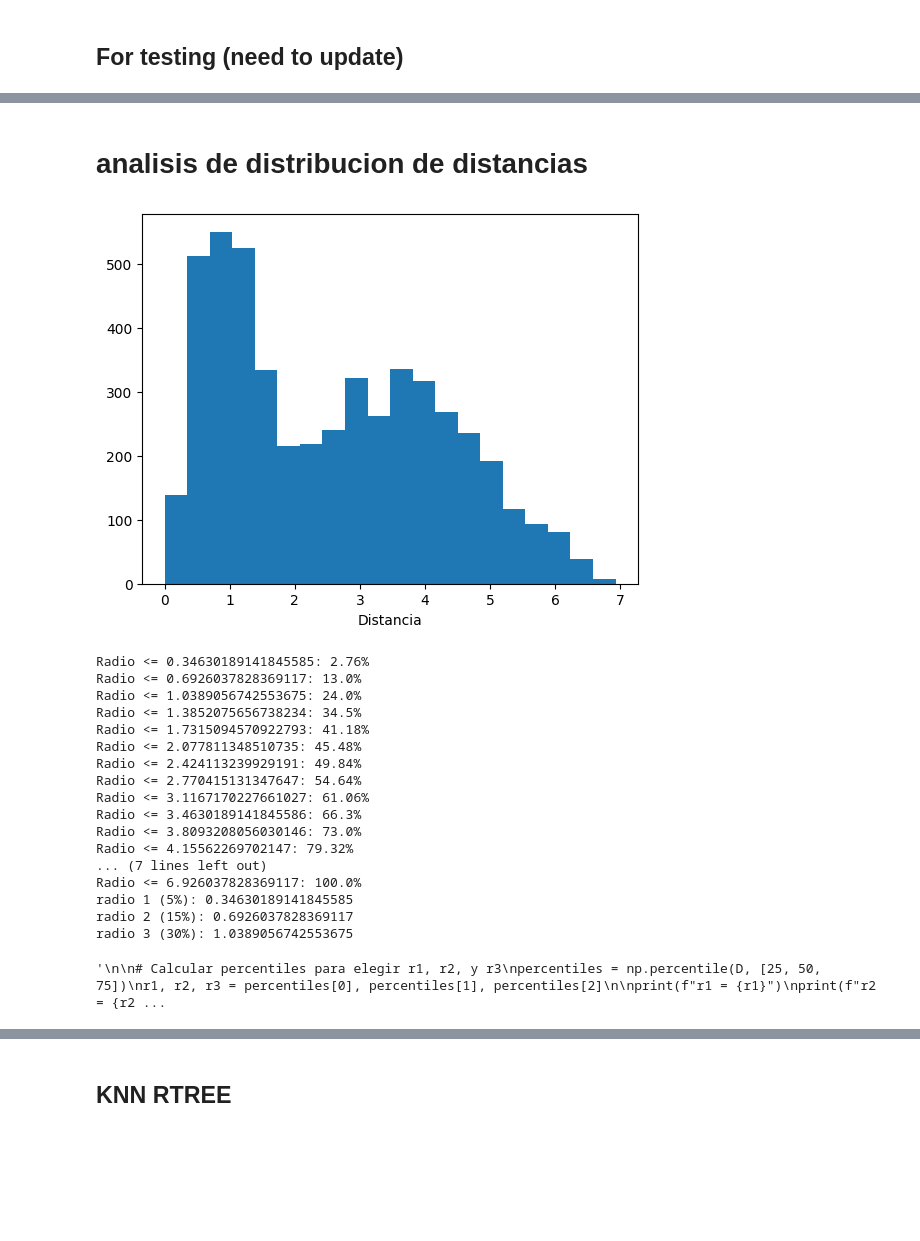
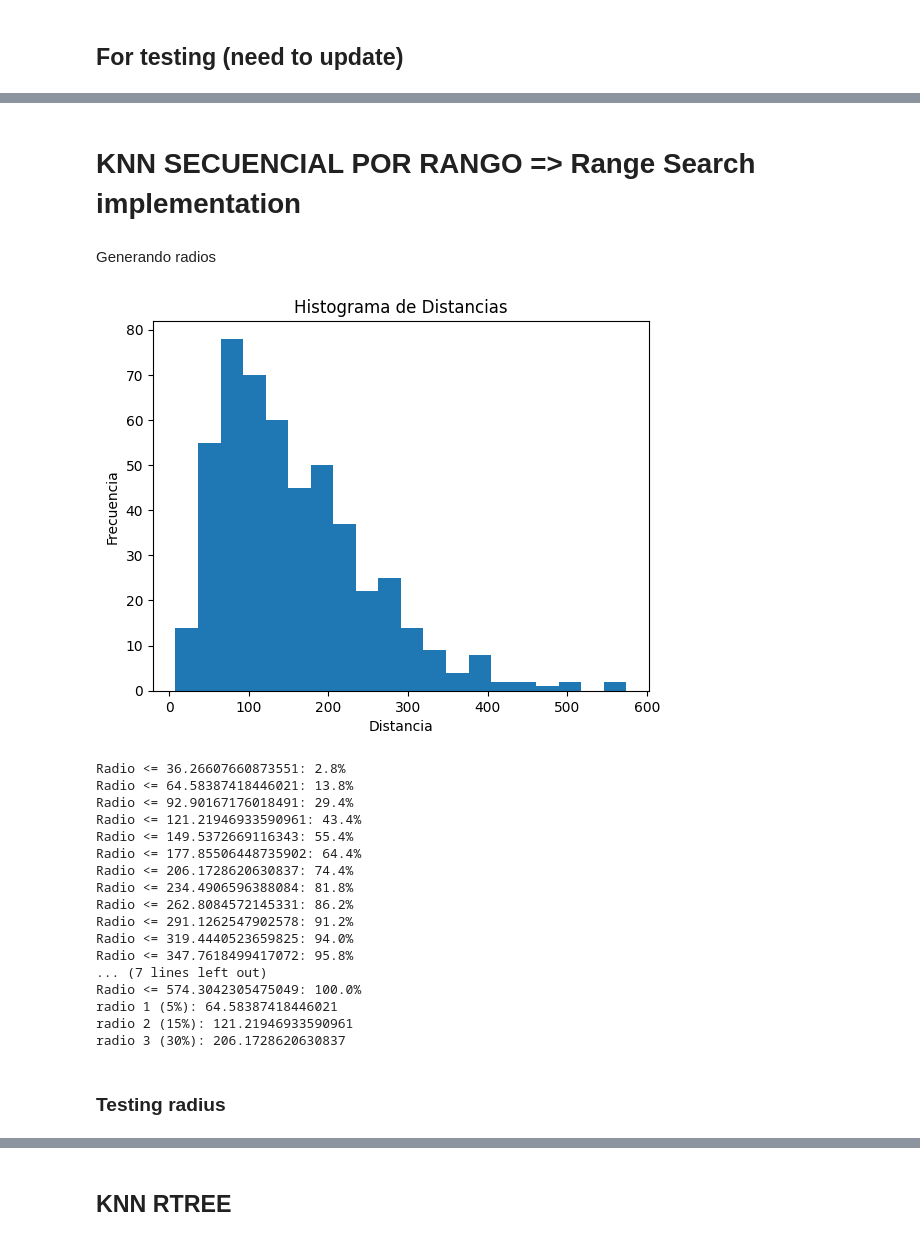
Before and after one commit to ricardoamiel/TestingRevInd, a Jupyter notebook: extract-features-tests.ipynb, the cells around one changed output, grey strips where cells are left out. Saved outputs shown, nothing was run; the diff lists cells and outputs as text; code cells hidden in the pictures; blank space fills up the shorter version.

```diff
--- a/extract-features-tests.ipynb
+++ b/extract-features-tests.ipynb
@@ -121,0 +132,2 @@ distancia euclediana
+# %% [markdown]
+# KNN SECUENCIAL POR RANGO => Range Search implementation
@@ -122 +143,3 @@ distancia euclediana
+# %% [markdown]
+Generando radios
 # %%
@@ -124,29 +147,33 @@ distancia euclediana
 ED = lambda P, Q: np.sqrt((P-Q)**2)
-# %% [markdown]
-# analisis de distribucion de distancias
 # %%
 import random
 import numpy as np
+import matplotlib.pyplot as plt
 
-def genDistancias(data, N):
+def genDistancias(file_path, N):
+    # Leer datos desde el archivo
+    data = np.loadtxt(file_path, delimiter=',')
     v = np.zeros(N)
     for i in range(N):
         ind = np.random.choice(data.shape[0], size=2, replace=False)
         P = data[ind[0], :]
         Q = data[ind[1], :]
-        #v[i] = distance.euclidean(P, Q)
+        #v[i] = euclidean_distances(P, Q)
         v[i] = np.sqrt((ED(P, Q) ** 2).sum())
     return v
 
-D = genDistancias(datatrain.values, 5000)
+# Genremos 500 distancias
+file_path = 'caracteristicas.txt'
+D = genDistancias(file_path, 500)
 
-# Generate the histogram
-import matplotlib.pyplot as plt
+# Generar el histograma
 plt.hist(D, bins=20)
 plt.xlabel('Distancia')
+plt.ylabel('Frecuencia')
+plt.title('Histograma de Distancias')
 plt.show()
 # %% [output]
-[figure, old version]
+[figure, new version]
 # %%
 # R script reference to python
 hist, bin_edges = np.histogram(D, bins=20)
@@ -158,38 +185,29 @@ for i in range(len(bin_edges) - 1):
 
 # I want to choose 3 radios (r1 < r2 < r3)
 # r1 = 5% , r2 = 15% y r3 = 30%
-r1 = bin_edges[np.argmax(coverage_percentage >= 5)]
-r2 = bin_edges[np.argmax(coverage_percentage >= 15)]
-r3 = bin_edges[np.argmax(coverage_percentage >= 30)]
+r1 = bin_edges[np.argmax(coverage_percentage >= 25)]
+r2 = bin_edges[np.argmax(coverage_percentage >= 50)]
+r3 = bin_edges[np.argmax(coverage_percentage >= 75)]
 print(f'radio 1 (5%): {r1}')
 print(f'radio 2 (15%): {r2}')
 print(f'radio 3 (30%): {r3}')
-
-'''
-
-# Calcular percentiles para elegir r1, r2, y r3
-percentiles = np.percentile(D, [25, 50, 75])
-r1, r2, r3 = percentiles[0], percentiles[1], percentiles[2]
-
-print(f"r1 = {r1}")
-print(f"r2 = {r2}")
-print(f"r3 = {r3}")'''
 # %% [output]
-Radio <= 0.34630189141845585: 2.76%
-Radio <= 0.6926037828369117: 13.0%
-Radio <= 1.0389056742553675: 24.0%
-Radio <= 1.3852075656738234: 34.5%
-Radio <= 1.7315094570922793: 41.18%
-Radio <= 2.077811348510735: 45.48%
-Radio <= 2.424113239929191: 49.84%
-Radio <= 2.770415131347647: 54.64%
-Radio <= 3.1167170227661027: 61.06%
-Radio <= 3.4630189141845586: 66.3%
-Radio <= 3.8093208056030146: 73.0%
-Radio <= 4.15562269702147: 79.32%
+Radio <= 36.26607660873551: 2.8%
+Radio <= 64.58387418446021: 13.8%
+Radio <= 92.90167176018491: 29.4%
+Radio <= 121.21946933590961: 43.4%
+Radio <= 149.5372669116343: 55.4%
+Radio <= 177.85506448735902: 64.4%
+Radio <= 206.1728620630837: 74.4%
+Radio <= 234.4906596388084: 81.8%
+Radio <= 262.8084572145331: 86.2%
+Radio <= 291.1262547902578: 91.2%
+Radio <= 319.4440523659825: 94.0%
+Radio <= 347.7618499417072: 95.8%
 ... (7 lines left out)
-Radio <= 6.926037828369117: 100.0%
-radio 1 (5%): 0.34630189141845585
-radio 2 (15%): 0.6926037828369117
-radio 3 (30%): 1.0389056742553675
+Radio <= 574.3042305475049: 100.0%
+radio 1 (5%): 64.58387418446021
+radio 2 (15%): 121.21946933590961
+radio 3 (30%): 206.1728620630837
-'\n\n# Calcular percentiles para elegir r1, r2, y r3\npercentiles = np.percentile(D, [25, 50, 75])\nr1, r2, r3 = percentiles[0], percentiles[1], percentiles[2]\n\nprint(f"r1 = {r1}")\nprint(f"r2 = {r2 ...
+# %% [markdown]
+### Testing radius
```
Also changed, not shown: parts of 21 cells of this notebook, 1 other file.
